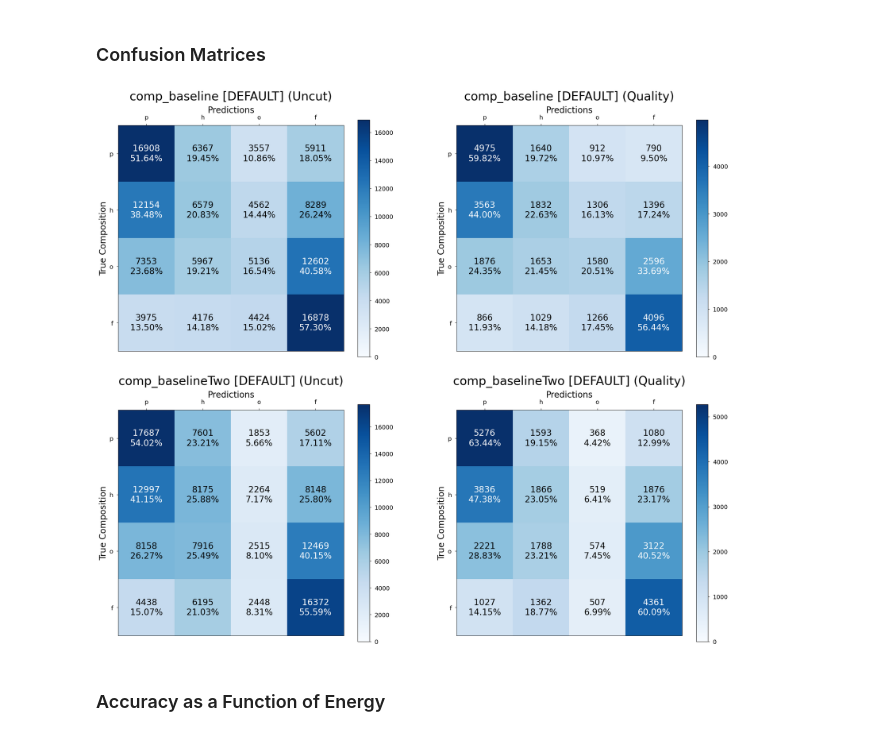
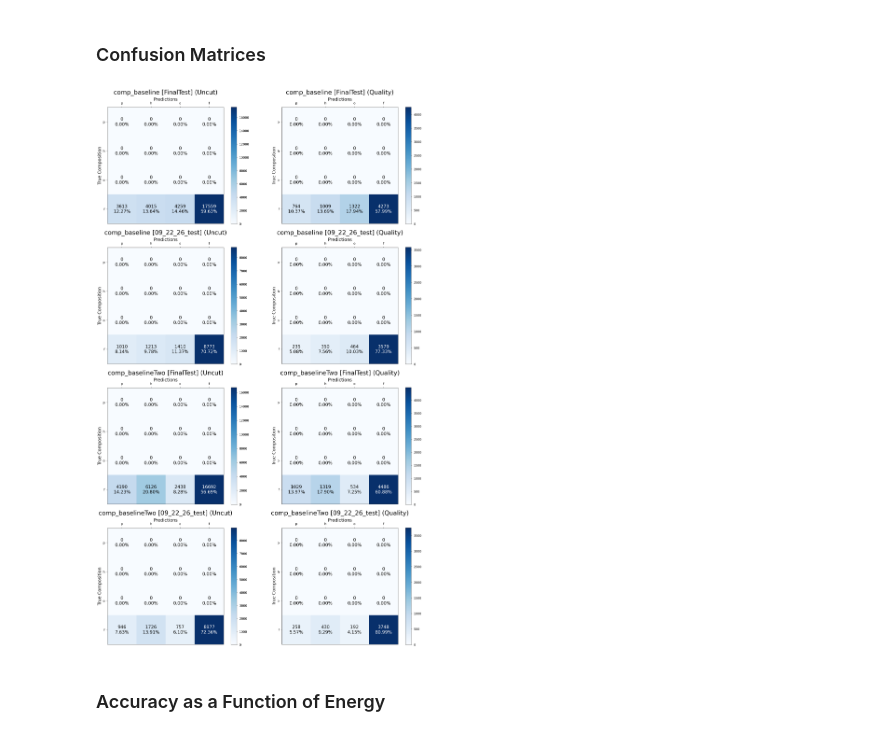
Before and after one commit to fmcnallyi3/icetop-cnn, a Jupyter notebook: composition.ipynb, the cells around one changed output. Saved outputs shown, nothing was run; the diff lists cells and outputs as text; code cells hidden in the pictures.

Commit message:
notebooks assess models x datasets with on-demand prediction

```diff
--- a/composition.ipynb
+++ b/composition.ipynb
@@ -127,29 +125,2 @@ Datasets in use: {'comp_baseline': 'DEFAULT', 'comp_baselineTwo': 'DEFAULT'}
 # %% [markdown]
 ### Load Model Reconstructions and Generate Cuts
-# %%
-# Map the nuclei string representations to their atomic weights.
-comp_conversion = {'p':1, 'h':4, 'o':16, 'f':56}
-
-# Build dictionaries for model reconstructions and events cuts.
-reconstructions, cuts = {}, {}
-# Loop over model names and their corresponding parameters.
-for model_name, model_prep in model_parameters.items():
-
-    # Load model predictions.
-    reconstruction = np.load(os.path.join(RECONSTRUCTIONS_FOLDER_PATH, model_name + '.npy'))
-
-    # Get the model-specific assessment cut.
-    model_cut = get_training_assessment_cut(eps[model_name], 'assessment', model_prep)
-
-    # Get the list of atomic weights for the desired nuclei.
-    nuclei_to_assess = [comp_conversion[nuclei] for nuclei in model_prep['assessment_nuclei']]
-
-    # Apply the nuclei cut to the model predictions.
-    reconstruction = reconstruction[np.isin(eps[model_name]['comp'][model_cut], nuclei_to_assess)]
-    # Save the model predictions.
-    reconstructions[model_name] = np.argmax(reconstruction, axis=1)
-
-    # Get the model-specific events cut.
-    model_cut = np.isin(eps[model_name]['comp'], nuclei_to_assess) * model_cut
-    # Save the model-specific events cut.
-    cuts[model_name] = model_cut
@@ -168,7 +226,7 @@ label_params = {'fontsize':20}
 tick_params = {'labelsize':14, 'pad':8, 'top':True, 'labeltop':True, 'bottom':False, 'labelbottom':False}
 
 # VARIABLES FOR PLOT
-ncols, nrows = len(cut_names), len(model_parameters)
+ncols, nrows = len(cut_names), len(pairs)
 weights_to_categories = {1:0, 4:1, 16:2, 56:3}
 categories_to_comp = {0:'p', 1:'h', 2:'o', 3:'f'}
 
@@ -178,7 +236,7 @@ fig, axs = plt.subplots(figsize=(13*ncols, 11*nrows), ncols=ncols, nrows=nrows)
 # If we are assessing only one model, add an artificial dimension.
 if nrows == 1: axs = np.array([axs])
 # Loop over the models.
-for model_ax, model_name in zip(axs, model_parameters):
+for model_ax, (model_name, dataset) in zip(axs, pairs):
     # Get the compositions that the model trained on.
     training_comp = model_parameters[model_name]['training_nuclei']
     # Get the compositions that the model will be assessing.
@@ -189,15 +247,15 @@ for model_ax, model_name in zip(axs, model_parameters):
     for ax, cut_name in zip(model_ax, cut_names):
 
         # Get cuts for the model reconstructions and event parameters.
-        reconstructions_cut, events_cut = get_cuts(cuts[model_name], eps[model_name], cut_name)
+        reconstructions_cut, events_cut = get_cuts(cuts[(model_name, dataset)], eps[dataset], cut_name)
 
         # Convert the composition array from storing atomic weights to storing the appropriate output category
-        categorized_comp = np.vectorize(lambda x: weights_to_categories.get(x))(eps[model_name]['comp'][events_cut])
+        categorized_comp = np.vectorize(lambda x: weights_to_categories.get(x))(eps[dataset]['comp'][events_cut])
 
         # Create an empty confusion matrix.
         confusion_matrix = np.zeros((len(assessment_comp), len(training_comp)), dtype=int)
         # Loop over each (true value, prediction) pair.
-        for true_category, predicted_category in zip(categorized_comp, reconstructions[model_name][reconstructions_cut]):
+        for true_category, predicted_category in zip(categorized_comp, reconstructions[(model_name, dataset)][reconstructions_cut]):
             # Due to the one-hot encoding scheme, there are occasions where an event will be categorized outside of the prediction sphere
             # TODO: Expand this into proper error handling
             if categories_to_comp.get(predicted_category) not in training_comp:
@@ -211,35 +269,35 @@ for model_ax, model_name in zip(axs, model_parameters):
 
         # Create a colorbar.
         cbar = fig.colorbar(im, ax=ax)
         cbar.ax.tick_params(**tick_params)
 
         # Normalize the confusion matrix to get percentages.
         normalized_confusion_matrix = confusion_matrix / np.clip(confusion_matrix.sum(axis=1), 1, None)[:, np.newaxis]
 
         # Create a color threshold to switch from light/dark text.
         color_threshold = confusion_matrix.max() / 2
         # Loop over each square in the confusion matrix.
         for row, col in np.ndindex(confusion_matrix.shape):
             # Write the text in each box of the confusion matrix.
             ax.text(col, row, f'{confusion_matrix[row, col]}\n{100*normalized_confusion_matrix[row, col]:.2f}%',
                     horizontalalignment='center', verticalalignment='center',
                     color='white' if confusion_matrix[row, col] > color_threshold else "black",
                     **text_params)
 
         # Move the true composition label to the top of the plot along with the tick markers
         ax.xaxis.set_label_position('top')
 
         # Set the axis tick labels to the string representation of each nuclei
         ax.set_xticks(np.arange(len(training_comp)), list(training_comp))
         ax.set_yticks(np.arange(len(assessment_comp)), list(assessment_comp))
 
         # Decorate the plot.
-        ax.set_title(f'{label_ds(model_name)} ({cut_name})', **title_params)
+        ax.set_title(f'{label_ds(model_name, dataset)} ({cut_name})', **title_params)
         ax.set_xlabel('Predictions', **label_params)
         ax.set_ylabel('True Composition', **label_params)
         ax.tick_params(**tick_params)
 # %% [output]
-[figure, old version]
+[figure, new version]
 # %% [markdown]
 ### Accuracy as a Function of Energy
 # %%
```
Also changed, not shown: parts of 5 cells of this notebook, 1 other file.
